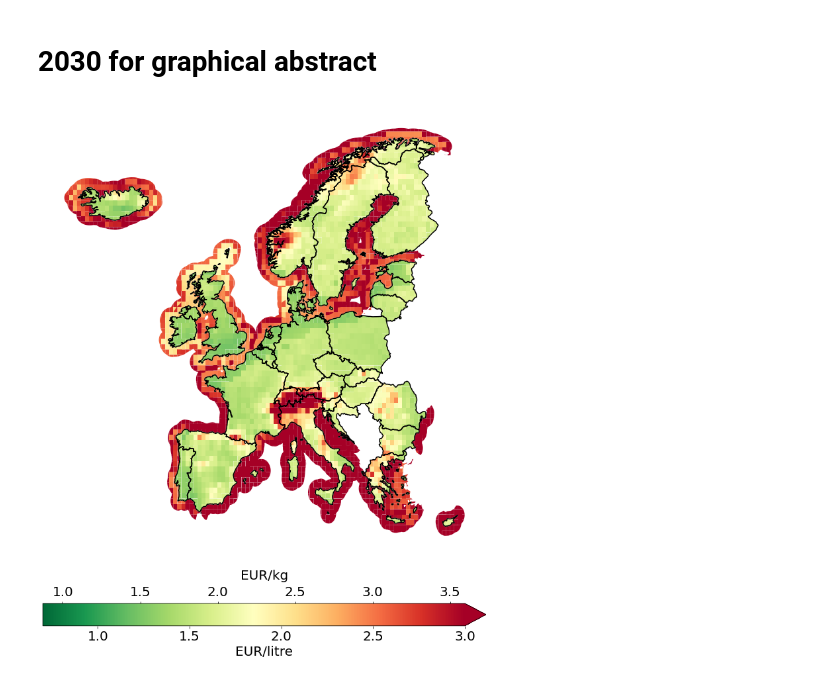
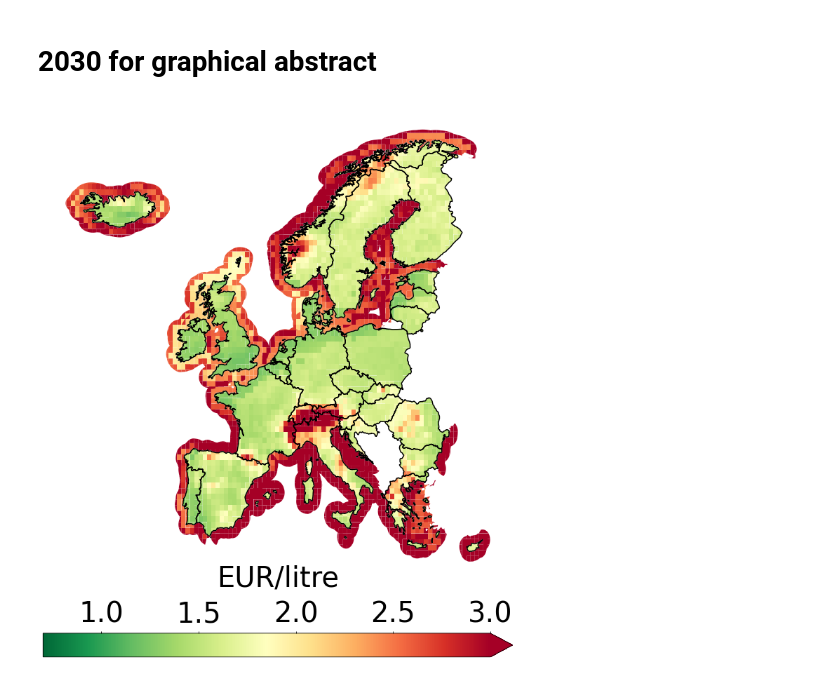
Before and after one commit to kwdseymour/EuroSAFs, a Jupyter notebook: scripts/analysis/lcof_maps.ipynb, the cells around one changed output. Cells and saved outputs as stored; diff of their text form; code cells hidden in the pictures.

Commit message:
Update 2030 LCOF map for graphical abstract

```diff
--- a/scripts/analysis/lcof_maps.ipynb
+++ b/scripts/analysis/lcof_maps.ipynb
@@ -211,40 +211,35 @@ countries = data_2020.country.unique()
 figheight = 12
 figsize=(figheight,figheight*1.2)
 fig,axes = plt.subplots(nrows=2, figsize=figsize, gridspec_kw={'height_ratios':[20,1]})
 
-fontsize = 20
+fontsize = 40
 
 # for i,(data,title_year) in enumerate(zip([data_2020_geo, data_2030_geo, data_2040_geo, data_2050_geo],['2020','2030','2040','2050'])):
 
 df = data_2030_geo.loc[data_2030_geo.country.isin(countries)].copy()
 
 europe_grid, europe_borders = load_base_maps()
 
 borders = europe_borders.loc[europe_borders.country.isin(countries)].copy()
 cmap = 'RdYlGn_r'
 
 l_kwds = legend_kwds={'extend':'max','orientation':'horizontal'}
 l_kwds.pop('bbox_to_anchor',None)
 l_kwds.pop('fontsize',None)
 
 df.plot(column='LCOF_liter',legend=True,cmap=cmap,vmin=vmin,vmax=vmax,missing_kwds=None,legend_kwds=l_kwds,cax=axes[-1],ax=axes[0])
 
 borders.boundary.plot(color='k',ax=axes[0])
 axes[0].axis('off')
 
 cb_ax = axes[-1]
 cb_ax.tick_params(labelsize=fontsize)
 
-cb_ax.set_xlabel('EUR/litre',fontsize=fontsize)
+cb_ax.set_xlabel('EUR/litre', labelpad=20, fontsize=fontsize)
 cb_ax.xaxis.set_major_formatter(FormatStrFormatter('%.1f'))
-cb_ax_2 = cb_ax.twiny()
-cb_ax_2.set_xlabel('EUR/kg',fontsize=fontsize,labelpad=10)
-cb_ax_2.set_xlim((vmin/kerosene_density,vmax/kerosene_density))
-cb_ax_2.tick_params(labelsize=fontsize)
-cb_ax_2.xaxis.set_major_formatter(FormatStrFormatter('%.1f'))
-for spine in cb_ax_2.spines.values():
-    spine.set_visible(False)
+cb_ax.xaxis.set_ticks_position('top')
+cb_ax.xaxis.set_label_position('top')
 
 plt.savefig('../../gfx/2030_LCOF_map.png',bbox_inches='tight',dpi=400)
 # %% [output]
-[figure, old version]
+[figure, new version]
```
Also changed, not shown: parts of 1 cell of this notebook, 1 other file.
